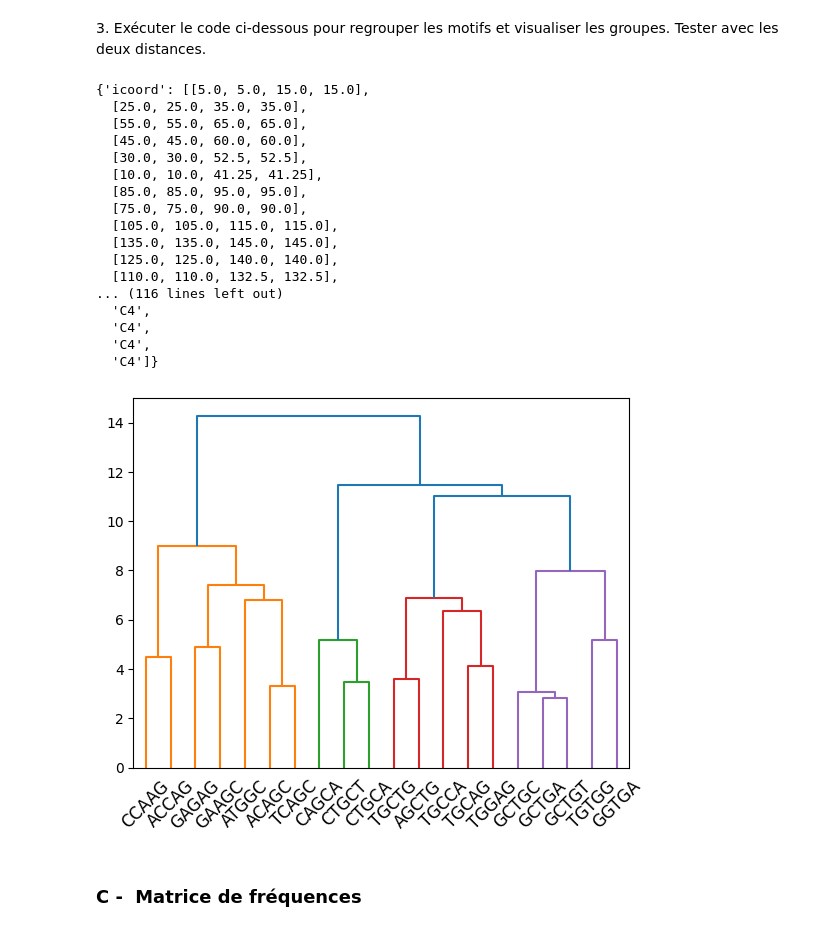
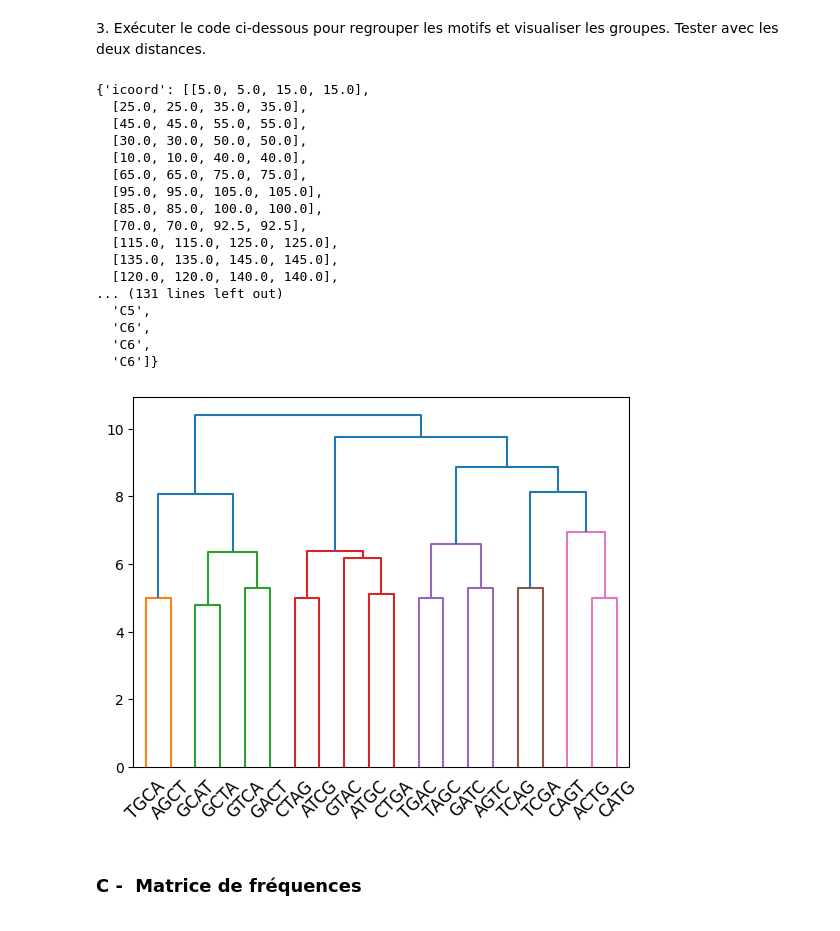
Before and after one commit to Gnegnery/Projet-Bio, a Jupyter notebook: TME4_exploration_Resultats.ipynb, the cells around one changed output. Saved outputs shown, nothing was run; the diff lists cells and outputs as text; code cells hidden in the pictures.

```diff
--- a/TME4_exploration_Resultats.ipynb
+++ b/TME4_exploration_Resultats.ipynb
@@ -63,12 +66,13 @@ Pour commencer, nous allons regrouper les motifs similaires à l'aide d'un algor
 # %%
 import motifsSearch as ms
 import numpy as np
+import suffix_trees as st
 
 #Utiliser ce petit exemple pour tester votre code
 motifs = ['ACG', 'ACC', 'ACT', 'CCA', 'CTA', 'CTC', 'CAC']
 
-allkmers = ms.createKmers(5, 4, 3, 0.6, variation='yes')
-motifs_ht = ms.hashTable(peaks, allkmers)
+allkmers = ms.createKmers(5, 3, 3, 0.6, variation='yes')
+motifs_ht = ms.hashTable(peaks, allkmers) #ms.medianStringSearch(peaks, allkmers)
 top_motifs = ms.getTopMotifs(motifs_ht, 20, decroissant = True)
 
 motifs = [m for m in top_motifs]
@@ -106,33 +110,33 @@ def distance_matrix(motifs, typeDistance='ham'):
 # %%
 from scipy.cluster.hierarchy import dendrogram, linkage
 
 # Calculate the distance matrix
-distance = distance_matrix(motifs, 'lev')
+distance = distance_matrix(motifs, 'ham')
 
 # Perform hierarchical clustering
 linkage_matrix = linkage(distance, method='ward')
 
 # Create a dendrogram
 dendrogram(linkage_matrix, labels=motifs, leaf_rotation = 45)
 # %% [output]
 {'icoord': [[5.0, 5.0, 15.0, 15.0],
   [25.0, 25.0, 35.0, 35.0],
-  [55.0, 55.0, 65.0, 65.0],
-  [45.0, 45.0, 60.0, 60.0],
-  [30.0, 30.0, 52.5, 52.5],
-  [10.0, 10.0, 41.25, 41.25],
-  [85.0, 85.0, 95.0, 95.0],
-  [75.0, 75.0, 90.0, 90.0],
-  [105.0, 105.0, 115.0, 115.0],
+  [45.0, 45.0, 55.0, 55.0],
+  [30.0, 30.0, 50.0, 50.0],
+  [10.0, 10.0, 40.0, 40.0],
+  [65.0, 65.0, 75.0, 75.0],
+  [95.0, 95.0, 105.0, 105.0],
+  [85.0, 85.0, 100.0, 100.0],
+  [70.0, 70.0, 92.5, 92.5],
+  [115.0, 115.0, 125.0, 125.0],
   [135.0, 135.0, 145.0, 145.0],
-  [125.0, 125.0, 140.0, 140.0],
-  [110.0, 110.0, 132.5, 132.5],
-... (116 lines left out)
-  'C4',
-  'C4',
-  'C4',
-  'C4']}
+  [120.0, 120.0, 140.0, 140.0],
+... (131 lines left out)
+  'C5',
+  'C6',
+  'C6',
+  'C6']}
-[figure, old version]
+[figure, new version]
 # %% [markdown]
 ### C -  Matrice de fréquences
 # %% [markdown]
```
Also changed, not shown: parts of 7 cells of this notebook, 4 other files.
